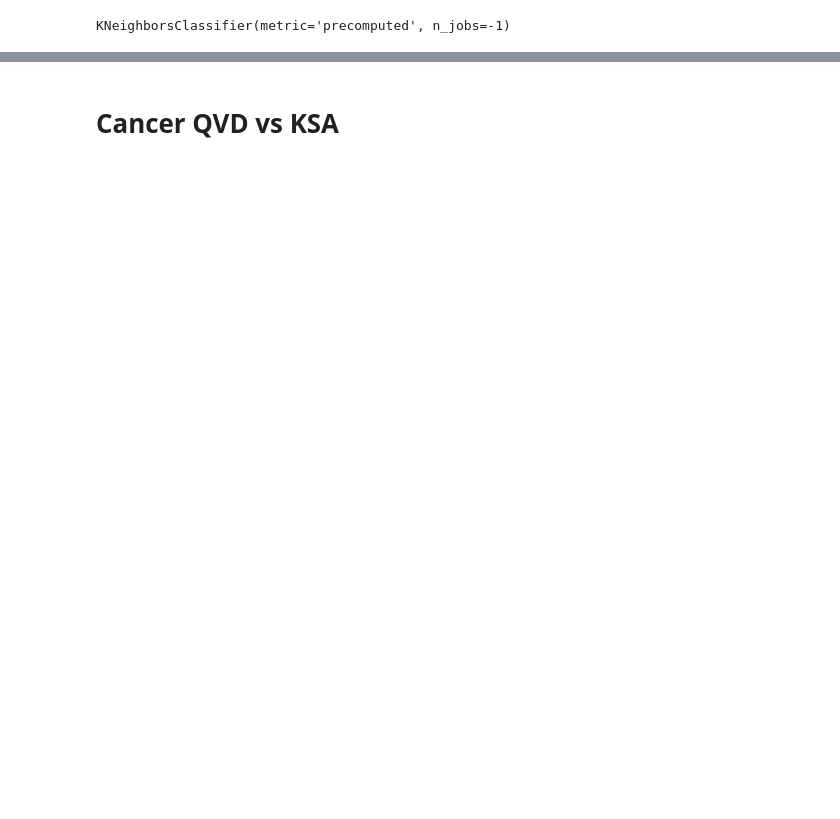
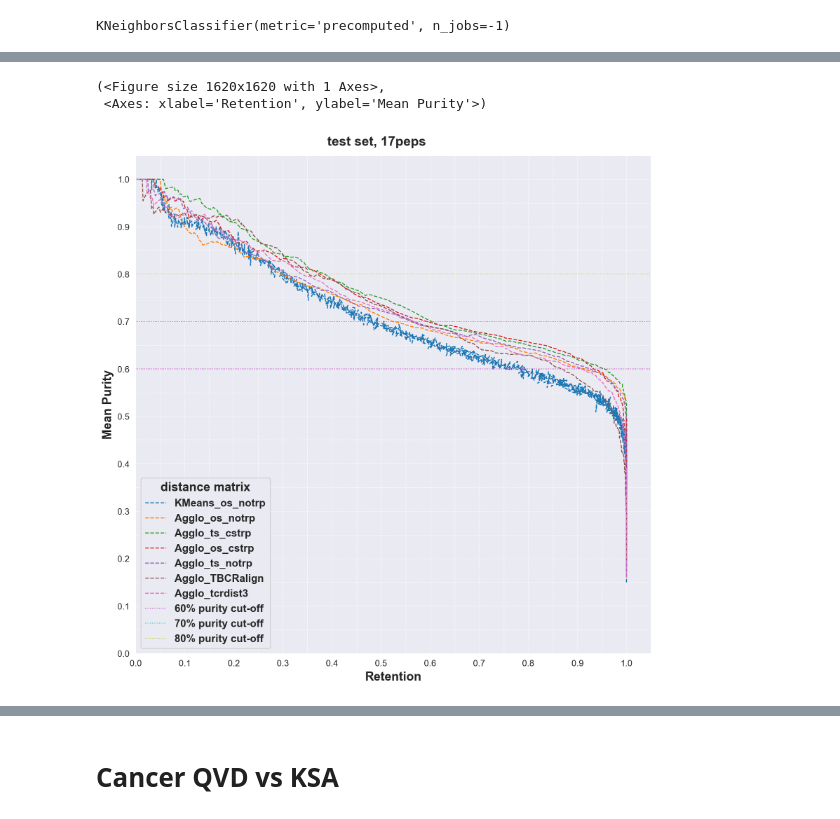
Before and after one commit to richieYT-wan/tclustr, a Jupyter notebook: notebooks/240916_extra_experiments.ipynb, the cells around one changed output, grey strips where cells are left out. Drawn from its saved outputs; the diff is of its cells as text; code cells hidden in the pictures; blank space fills up the shorter version.

```diff
--- a/notebooks/240916_extra_experiments.ipynb
+++ b/notebooks/240916_extra_experiments.ipynb
@@ -210,0 +455,6 @@ def get_knn_rp(k, data
+# %%
+plot_retention_purities(concat_res.query('partition=="test"').drop(columns=['input_type']).rename(columns={'hue':'input_type'}), title='test set, 17peps')
+# %% [output]
+(<Figure size 1620x1620 with 1 Axes>,
+ <Axes: xlabel='Retention', ylabel='Mean Purity'>)
+[figure, added]
```
Also changed, not shown: parts of 24 cells of this notebook, 4 other files.
